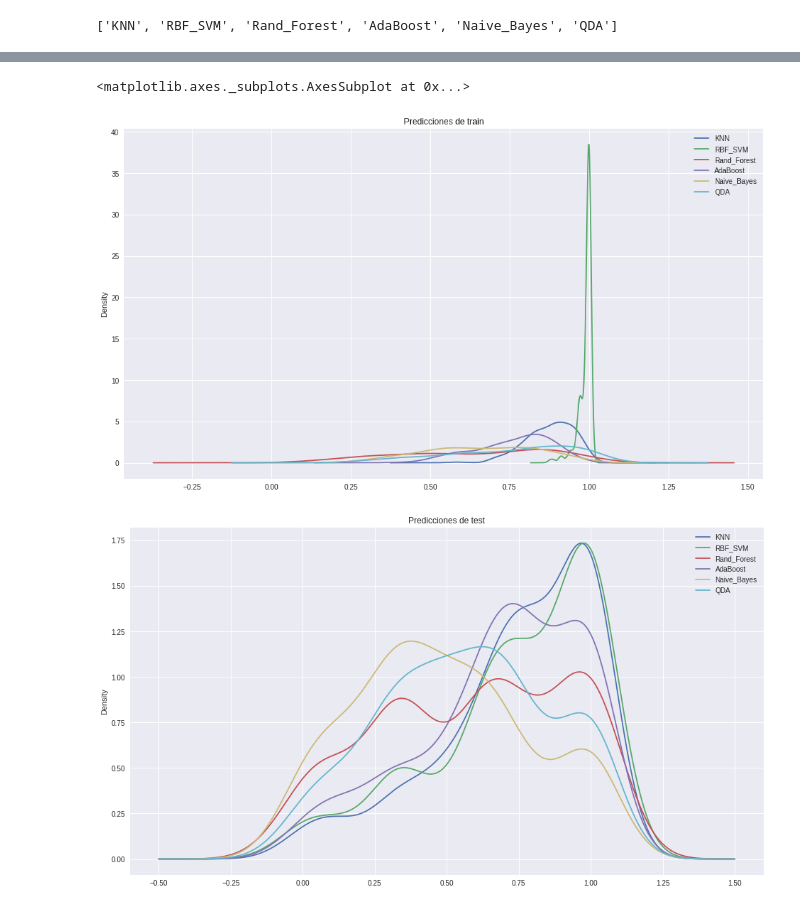
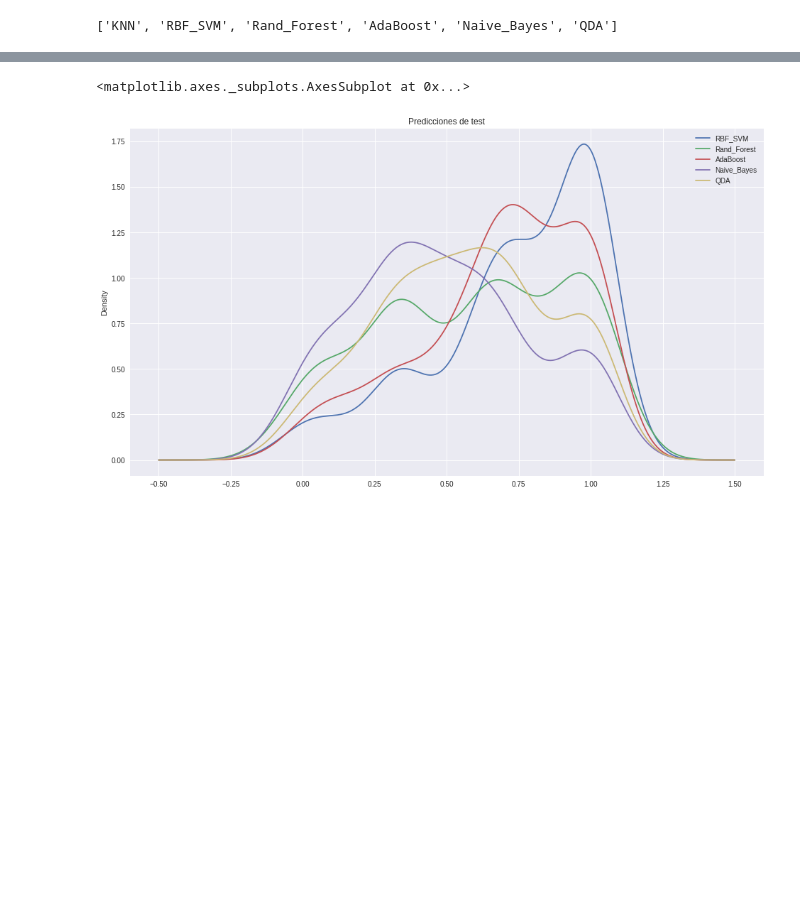
Before and after one commit to Yagwar/ASAG_Test, a Jupyter notebook: clasiff_eval_items_compare.ipynb, the cells around one changed output, grey strips where cells are left out. Drawn from its saved outputs; the diff is of its cells as text; code cells hidden in the pictures; blank space fills up the shorter version.

```diff
--- a/clasiff_eval_items_compare.ipynb
+++ b/clasiff_eval_items_compare.ipynb
@@ -327,0 +274,4 @@ test_results.head(10)
+# %%
+general_results=pd.concat([train_results[['mean','sd','skew','kurtosis','IRT_difficulty']],
+                           test_results[['KNN', 'RBF_SVM', 'Rand_Forest', 'AdaBoost', 'Naive_Bayes', 'QDA',]]], axis=1, sort=False)
+general_results.sample(15)
@@ -328,7 +295,5 @@ test_results.head(10)
 # %%
-train_results.iloc[:,:-1].plot.density(figsize=(16,9), title="Predicciones de train")
-test_results.iloc[:,:-1].plot.density(figsize=(16,9), title="Predicciones de test")
+general_results.iloc[:,6:].plot.density(figsize=(16,9), title="Predicciones de test")
 # %% [output]
 <matplotlib.axes._subplots.AxesSubplot at 0x...>
-[figure, old version]
+[figure, new version]
-[figure, removed]
```
Also changed, not shown: parts of 22 cells of this notebook.
